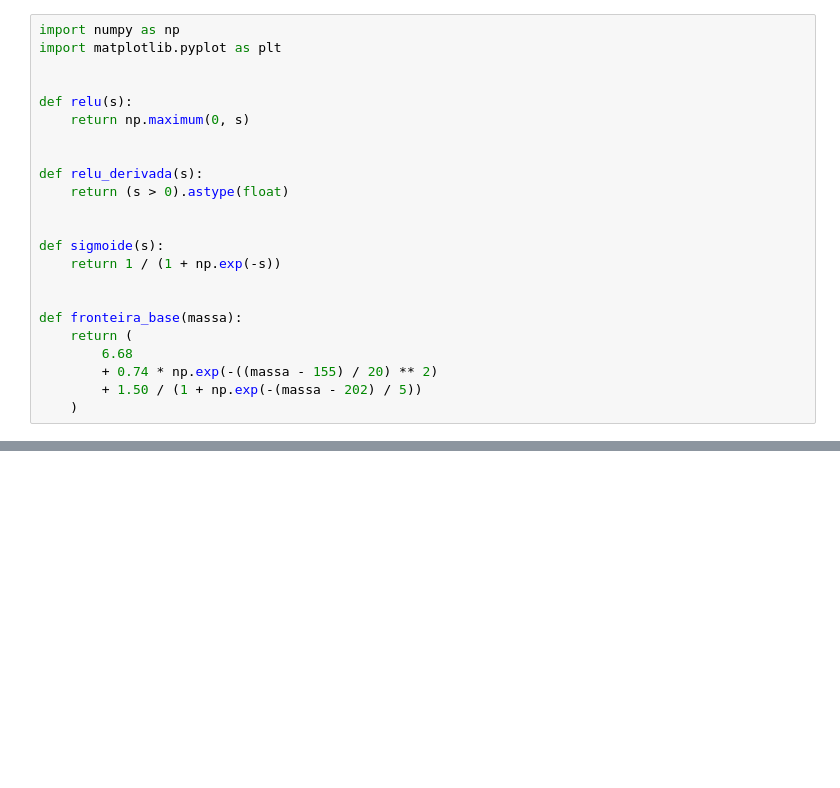
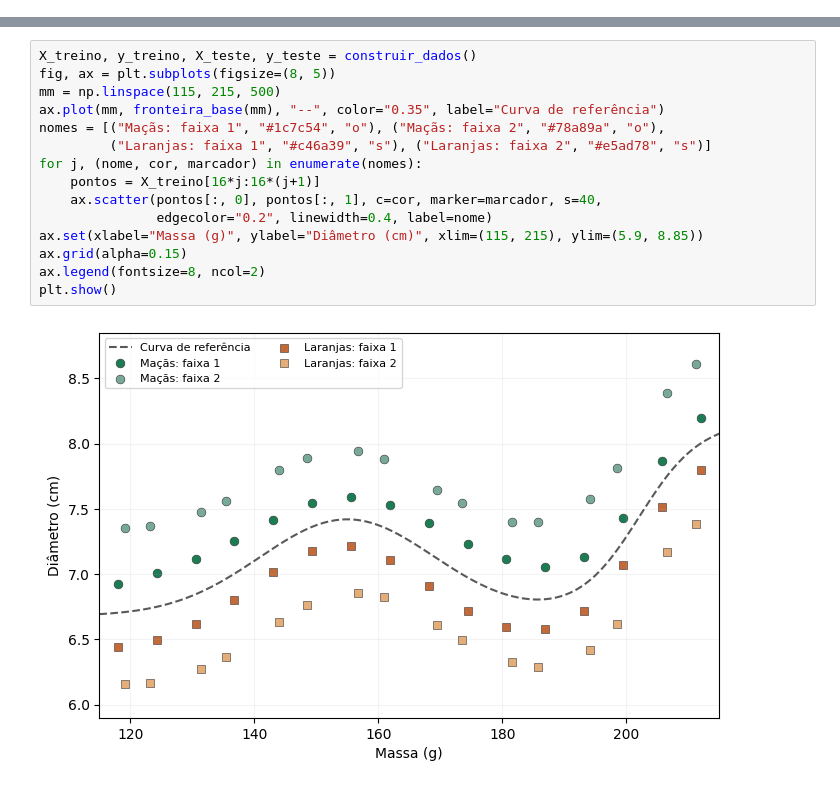
Before and after one commit to americocunhajr/NeuralMath, a Jupyter notebook: ColabCodes/NeuralMath_Colab_PT.ipynb, the cells around one changed output, grey strips where cells are left out. Cells and saved outputs as stored; diff of their text form; blank space fills up the shorter version.

```diff
--- a/ColabCodes/NeuralMath_Colab_PT.ipynb
+++ b/ColabCodes/NeuralMath_Colab_PT.ipynb
@@ -23,23 +0,0 @@ Implementamos diretamente as funções de ativação e suas derivadas; não usam
-# %%
-import numpy as np
-import matplotlib.pyplot as plt
-
-
-def relu(s):
-    return np.maximum(0, s)
-
-
-def relu_derivada(s):
-    return (s > 0).astype(float)
-
-
-def sigmoide(s):
-    return 1 / (1 + np.exp(-s))
-
-
-def fronteira_base(massa):
-    return (
-        6.68
-        + 0.74 * np.exp(-((massa - 155) / 20) ** 2)
-        + 1.50 / (1 + np.exp(-(massa - 202) / 5))
-    )
@@ -99,0 +86,17 @@ Para o erro quadrático $E=\tfrac12(y-\widehat y)^2$, cada derivada é escrita e
+# %%
+X_treino, y_treino, X_teste, y_teste = construir_dados()
+fig, ax = plt.subplots(figsize=(8, 5))
+mm = np.linspace(115, 215, 500)
+ax.plot(mm, fronteira_base(mm), "--", color="0.35", label="Curva de referência")
+nomes = [("Maçãs: faixa 1", "#1c7c54", "o"), ("Maçãs: faixa 2", "#78a89a", "o"),
+         ("Laranjas: faixa 1", "#c46a39", "s"), ("Laranjas: faixa 2", "#e5ad78", "s")]
+for j, (nome, cor, marcador) in enumerate(nomes):
+    pontos = X_treino[16*j:16*(j+1)]
+    ax.scatter(pontos[:, 0], pontos[:, 1], c=cor, marker=marcador, s=40,
+               edgecolor="0.2", linewidth=0.4, label=nome)
+ax.set(xlabel="Massa (g)", ylabel="Diâmetro (cm)", xlim=(115, 215), ylim=(5.9, 8.85))
+ax.grid(alpha=0.15)
+ax.legend(fontsize=8, ncol=2)
+plt.show()
+# %% [output]
+[figure, added]
```
Also changed, not shown: parts of 23 cells of this notebook, 8 other files.
